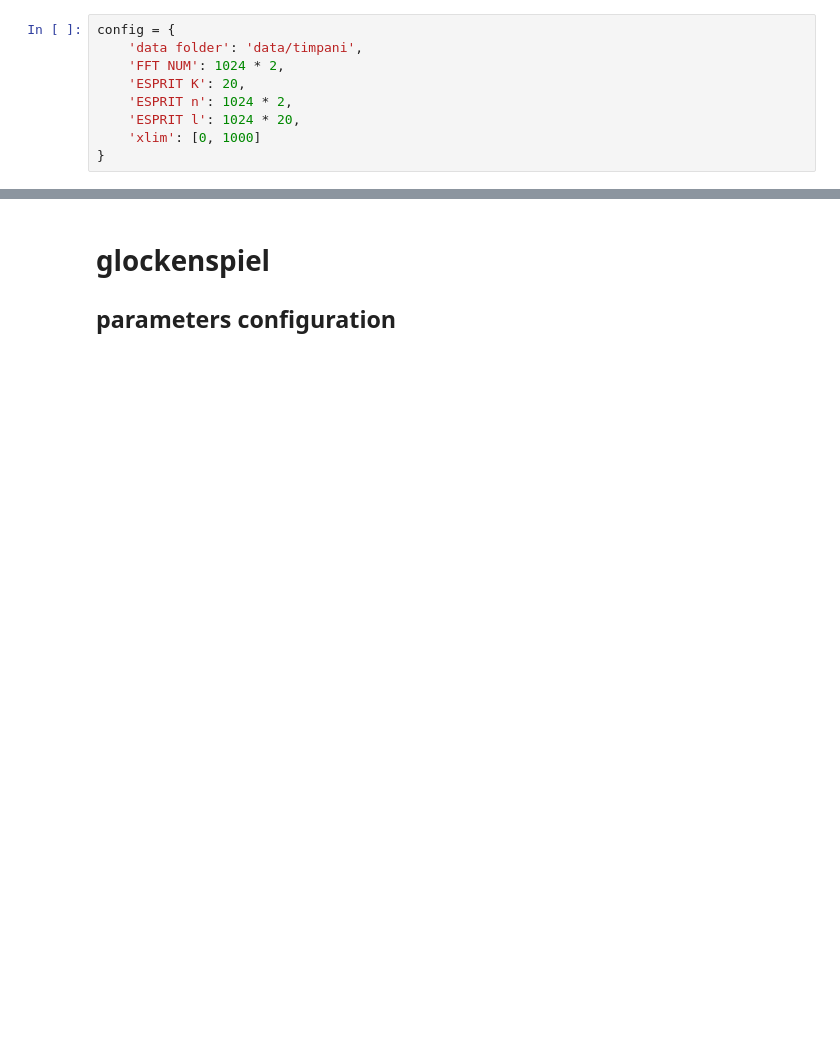
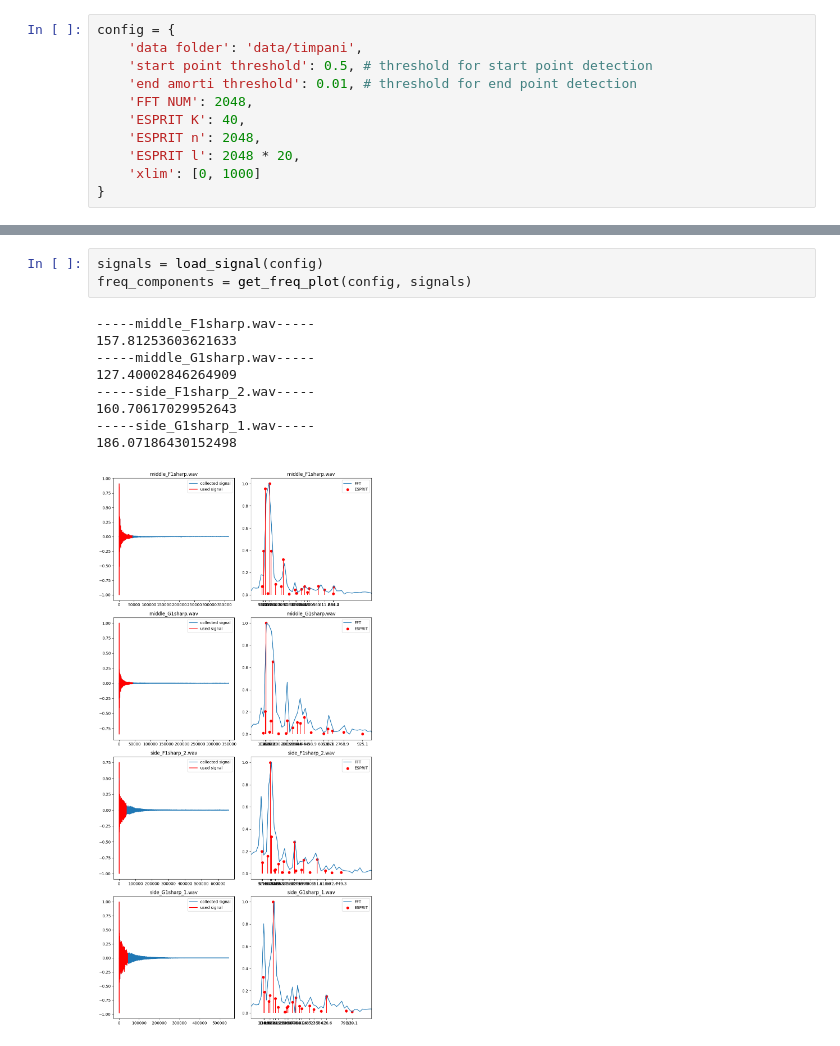
Before and after one commit to kjle/Acoustique-Musicale-TP, a Jupyter notebook: percussion/data_analyse.ipynb, the cells around one changed output, grey strips where cells are left out. Cells and saved outputs as stored; diff of their text form; blank space fills up the shorter version.

```diff
--- a/percussion/data_analyse.ipynb
+++ b/percussion/data_analyse.ipynb
@@ -87,9 +200,11 @@ def MUSIC(x, n, K, delta_grid, f_grid):
 # %%
 config = {
     'data folder': 'data/timpani',
-    'FFT NUM': 1024 * 2,
-    'ESPRIT K': 20,
-    'ESPRIT n': 1024 * 2,
-    'ESPRIT l': 1024 * 20,
+    'start point threshold': 0.5, # threshold for start point detection
+    'end amorti threshold': 0.01, # threshold for end point detection
+    'FFT NUM': 2048,
+    'ESPRIT K': 40,
+    'ESPRIT n': 2048,
+    'ESPRIT l': 2048 * 20,
     'xlim': [0, 1000]
 }
@@ -174,4 +211,13 @@ plt.show()
-# %% [markdown]
-# glockenspiel
-
-## parameters configuration
+# %%
+signals = load_signal(config)
+freq_components = get_freq_plot(config, signals)
+# %% [output]
+-----middle_F1sharp.wav-----
+157.81253603621633
+-----middle_G1sharp.wav-----
+127.40002846264909
+-----side_F1sharp_2.wav-----
+160.70617029952643
+-----side_G1sharp_1.wav-----
+186.07186430152498
+[figure, added]
```
Also changed, not shown: parts of 27 cells of this notebook, 7 other files.
